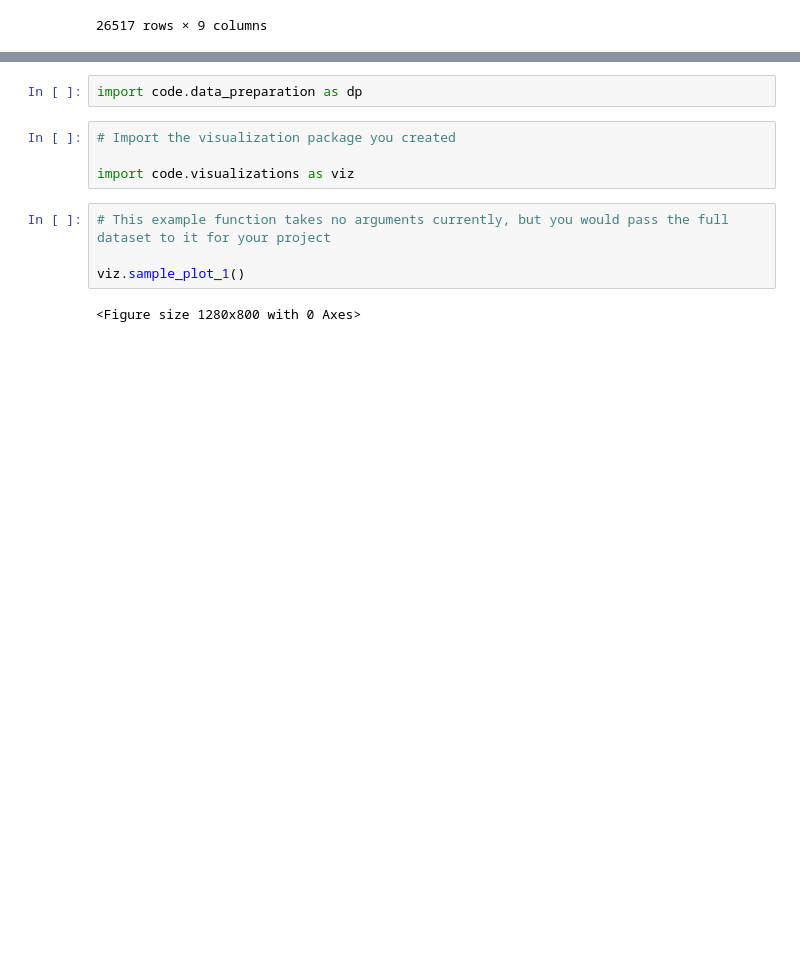
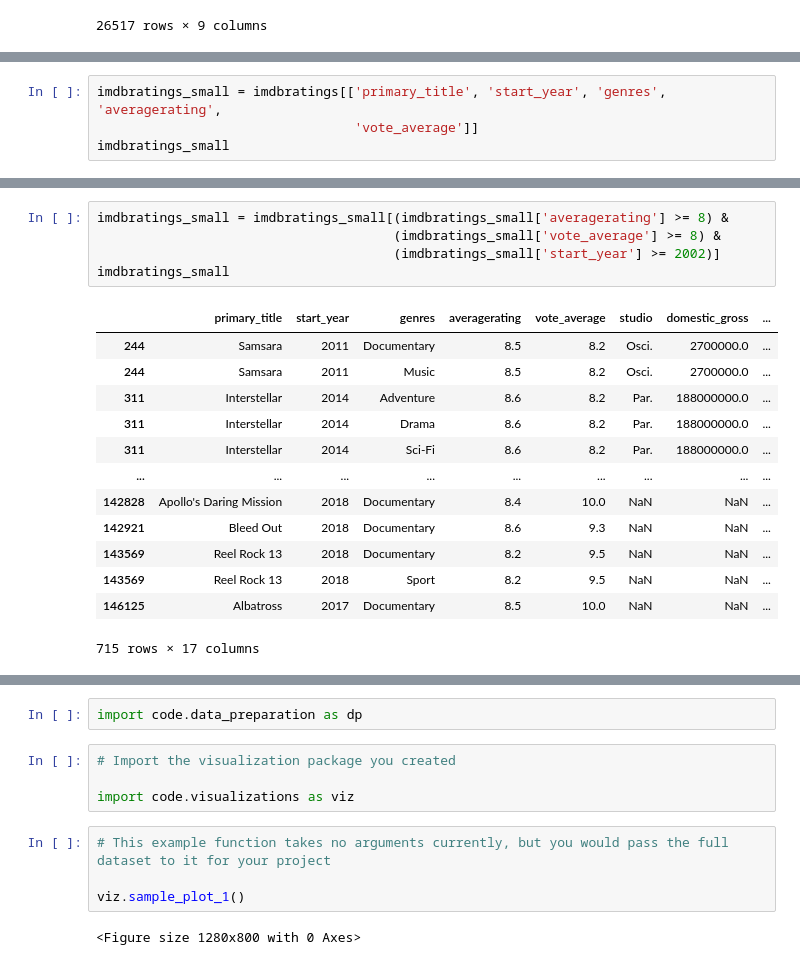
Before and after one commit to rfb-vibe/movie-studio-project, a Jupyter notebook: microsoft-tenne-project.ipynb, the cells around one changed output, grey strips where cells are left out. Drawn from its saved outputs; the diff is of its cells as text; blank space fills up the shorter version.

```diff
--- a/microsoft-tenne-project.ipynb
+++ b/microsoft-tenne-project.ipynb
@@ -459,0 +502,4 @@ tmdb_movies
+# %%
+imdbratings_small = imdbratings[['primary_title', 'start_year', 'genres', 'averagerating',
+                                 'vote_average']]
+imdbratings_small
@@ -459,0 +520,19 @@ tmdb_movies
+# %%
+imdbratings_small = imdbratings_small[(imdbratings_small['averagerating'] >= 8) &
+                                      (imdbratings_small['vote_average'] >= 8) &
+                                      (imdbratings_small['start_year'] >= 2002)]
+imdbratings_small
+# %% [output]
+|  | primary_title | start_year | genres | averagerating | vote_average | studio | domestic_gross | ... |
+| 244 | Samsara | 2011 | Documentary | 8.5 | 8.2 | Osci. | 2700000.0 | ... |
+| 244 | Samsara | 2011 | Music | 8.5 | 8.2 | Osci. | 2700000.0 | ... |
+| 311 | Interstellar | 2014 | Adventure | 8.6 | 8.2 | Par. | 188000000.0 | ... |
+| 311 | Interstellar | 2014 | Drama | 8.6 | 8.2 | Par. | 188000000.0 | ... |
+| 311 | Interstellar | 2014 | Sci-Fi | 8.6 | 8.2 | Par. | 188000000.0 | ... |
+| ... | ... | ... | ... | ... | ... | ... | ... | ... |
+| 142828 | Apollo's Daring Mission | 2018 | Documentary | 8.4 | 10.0 | NaN | NaN | ... |
+| 142921 | Bleed Out | 2018 | Documentary | 8.6 | 9.3 | NaN | NaN | ... |
+| 143569 | Reel Rock 13 | 2018 | Documentary | 8.2 | 9.5 | NaN | NaN | ... |
+| 143569 | Reel Rock 13 | 2018 | Sport | 8.2 | 9.5 | NaN | NaN | ... |
+| 146125 | Albatross | 2017 | Documentary | 8.5 | 10.0 | NaN | NaN | ... |
+715 rows × 17 columns
```
Also changed, not shown: parts of 8 cells of this notebook.
